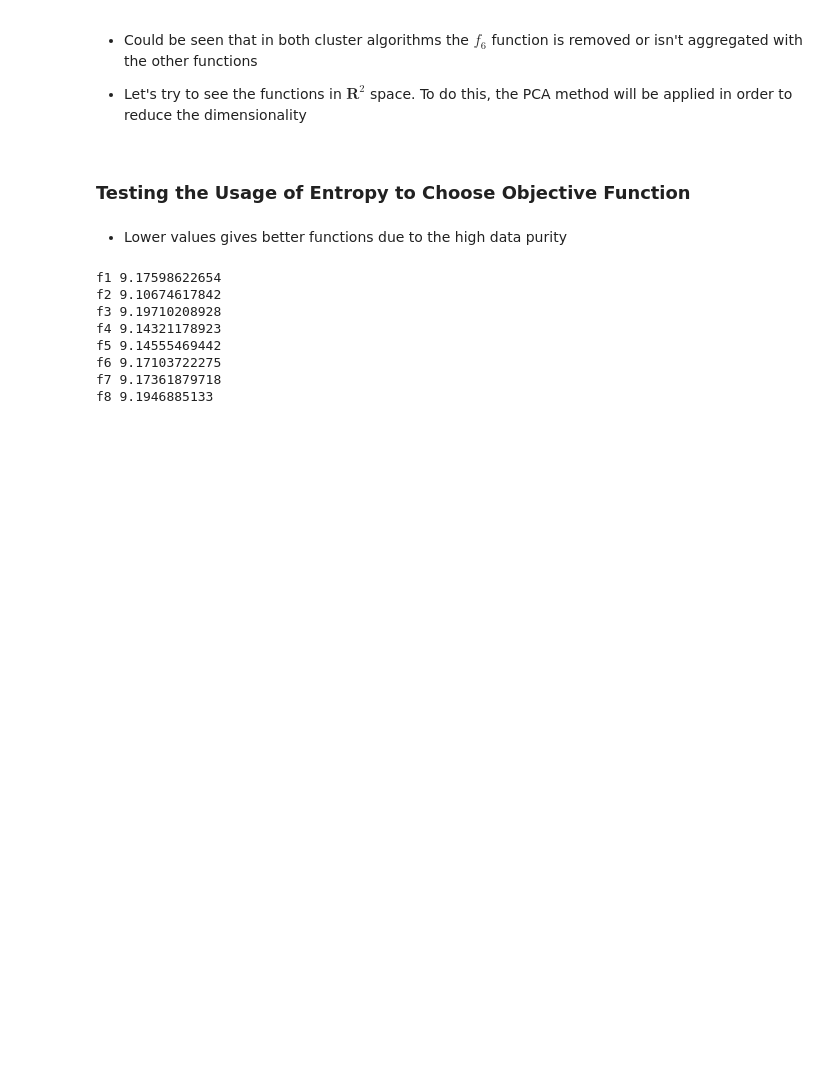
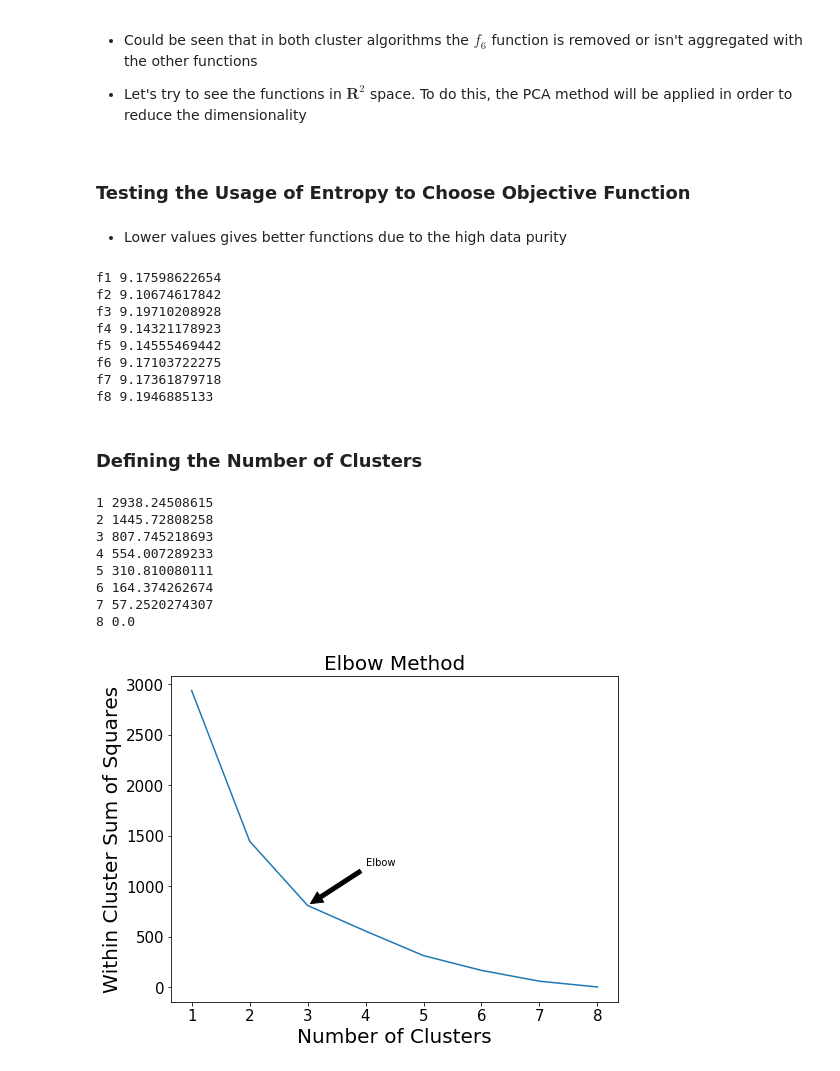
Before and after one commit to renansantosmendes/PhD_Python_2019, a Jupyter notebook: cluster_analysis.ipynb, the cells around one changed output. Drawn from its saved outputs; the diff is of its cells as text; code cells hidden in the pictures; blank space fills up the shorter version.

```diff
--- a/cluster_analysis.ipynb
+++ b/cluster_analysis.ipynb
@@ -322,3 +322,36 @@ f5 9.14555469442
 f6 9.17103722275
 f7 9.17361879718
 f8 9.1946885133
+# %% [markdown]
+### Defining the Number of Clusters
+# %%
+wcss = []
+number_of_objectives = len(X.columns)
+for i in range(1, number_of_objectives + 1):
+    kmeans = KMeans(n_clusters = i, init = 'random')
+    kmeans.fit(X.T)
+    print(i,kmeans.inertia_)
+    wcss.append(kmeans.inertia_)
+
+
+y_value = wcss[2]
+plt.figure(figsize=(8,6))
+plt.plot(range(1, number_of_objectives + 1), wcss)
+plt.annotate('Elbow', xy=(3, y_value), xytext=(4, 1200),
+            arrowprops=dict(facecolor='black', shrink=0.05),)
+plt.title('Elbow Method',size=20)
+plt.xlabel('Number of Clusters', size=20)
+plt.xticks(size=15)
+plt.ylabel('Within Cluster Sum of Squares',size=20)
+plt.yticks(size=15)
+plt.show()
+# %% [output]
+1 2938.24508615
+2 1445.72808258
+3 807.745218693
+4 554.007289233
+5 310.810080111
+6 164.374262674
+7 57.2520274307
+8 0.0
+[figure, added]
```
